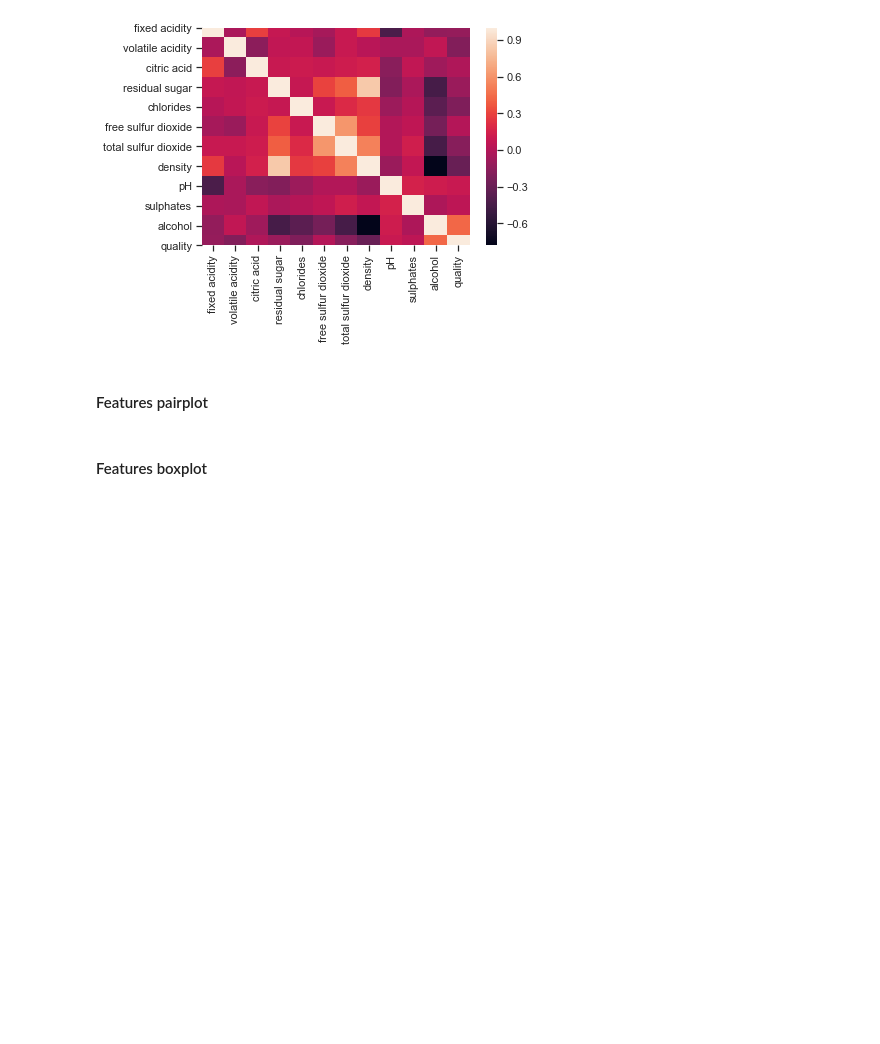
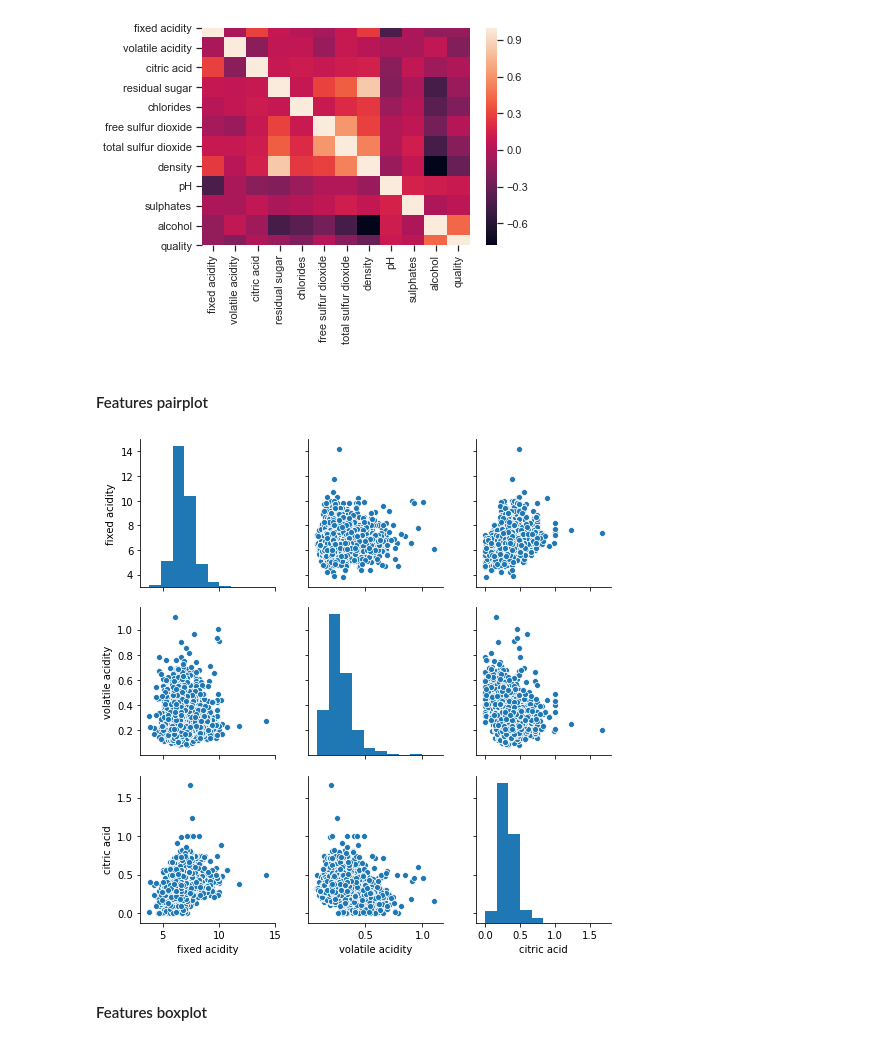
Before and after one commit to Didayolo/autopandas, a Jupyter notebook: AutoPandas_workspace.ipynb, the cells around one changed output. Drawn from its saved outputs; the diff is of its cells as text; code cells hidden in the pictures; blank space fills up the shorter version.

```diff
--- a/AutoPandas_workspace.ipynb
+++ b/AutoPandas_workspace.ipynb
@@ -104,7 +102,7 @@ data = data.encoding('label', 'categorical') # encode categorical variables
 # %% [markdown]
 **Normalization**
 # %%
-data = data.normalization('min-max', 'numerical') # min-max, standard
+data = data.normalization('standard', 'numerical') # min-max, standard
 #data2 = data.normalization('min-max', 'numerical')
 # %%
 data.min(axis=0)
@@ -175,7 +173,9 @@ data.corr().plot() # alias data.correlation()
 # %% [markdown]
 #### Features pairplot
 # %%
-# data.pairplot() # max_features is set to 12 by default
+data[data.columns[:3]].pairplot() # max_features is set to 12 by default
+# %% [output]
+[figure, added]
 # %% [markdown]
 #### Features boxplot
 # %%
```
Also changed, not shown: parts of 1 cell of this notebook, 1 other file.
